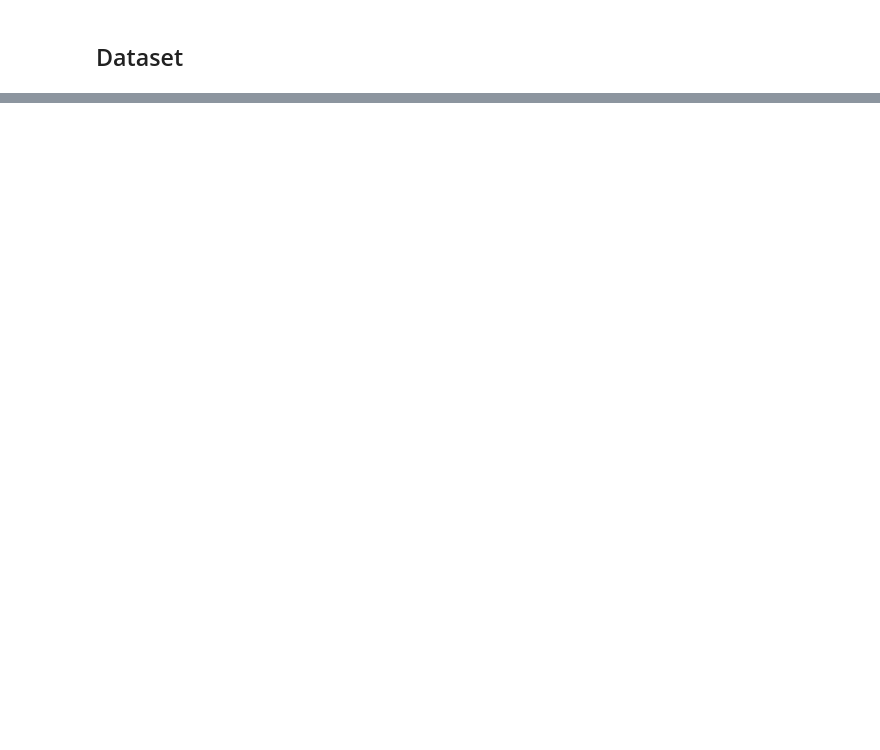
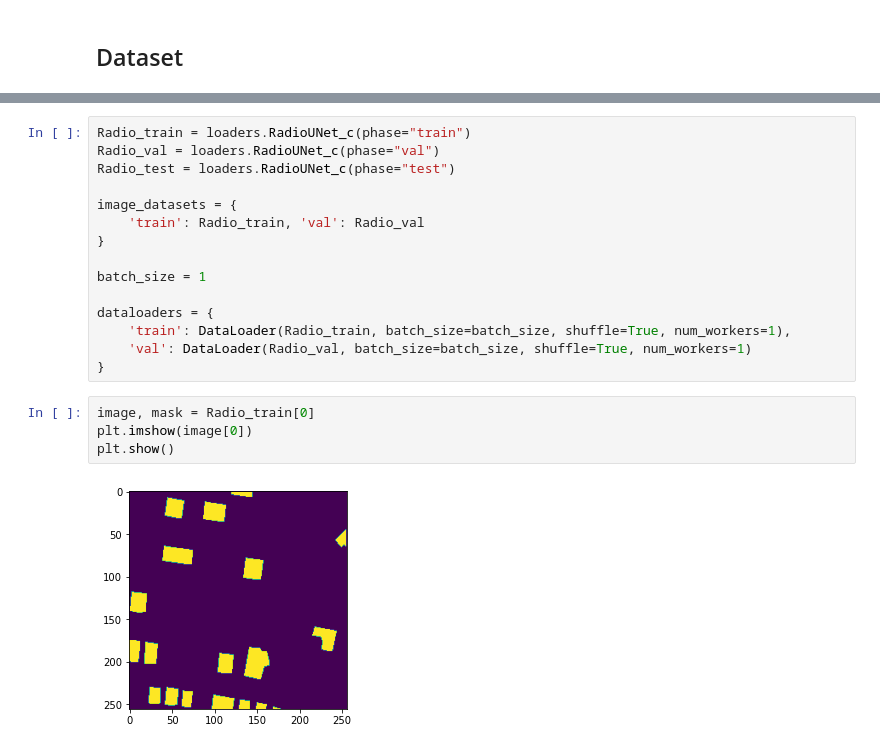
Before and after one commit to task-master98/RadioUNet, a Jupyter notebook: Simple UNet.ipynb, the cells around one changed output, grey strips where cells are left out. Saved outputs shown, nothing was run; the diff lists cells and outputs as text; blank space fills up the shorter version.

```diff
--- a/Simple UNet.ipynb
+++ b/Simple UNet.ipynb
@@ -133,0 +153,21 @@ import os
+# %%
+Radio_train = loaders.RadioUNet_c(phase="train")
+Radio_val = loaders.RadioUNet_c(phase="val")
+Radio_test = loaders.RadioUNet_c(phase="test")
+
+image_datasets = {
+    'train': Radio_train, 'val': Radio_val
+}
+
+batch_size = 1
+
+dataloaders = {
+    'train': DataLoader(Radio_train, batch_size=batch_size, shuffle=True, num_workers=1),
+    'val': DataLoader(Radio_val, batch_size=batch_size, shuffle=True, num_workers=1)
+}
+# %%
+image, mask = Radio_train[0]
+plt.imshow(image[0])
+plt.show()
+# %% [output]
+[figure, added]
```
Also changed, not shown: parts of 16 cells of this notebook, 2 other files.
